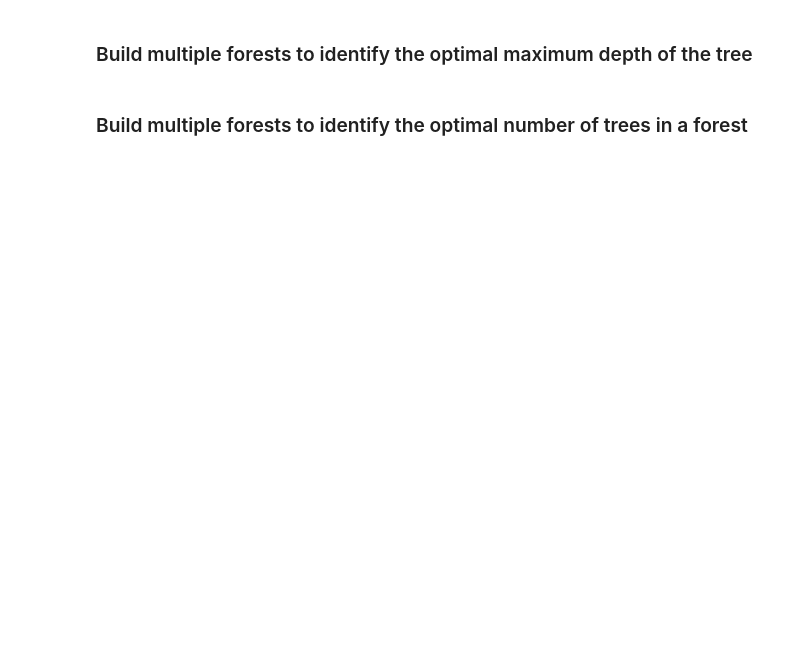
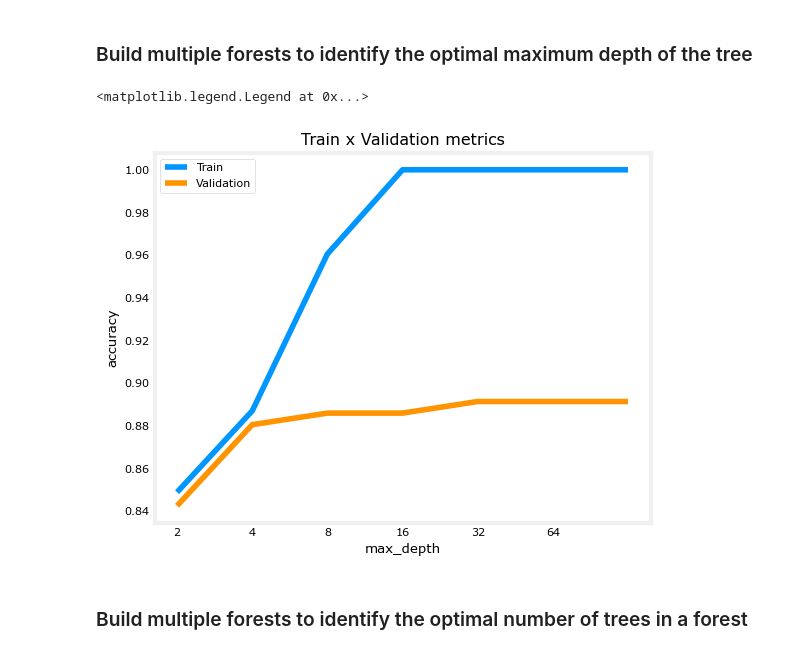
Before and after one commit to chrisbrickey/lossless2, a Jupyter notebook: lab20.ipynb, the cells around one changed output. Saved outputs shown, nothing was run; the diff lists cells and outputs as text; code cells hidden in the pictures; blank space fills up the shorter version.

```diff
--- a/lab20.ipynb
+++ b/lab20.ipynb
@@ -312,2 +348,38 @@ n_estimators_list = [10,50,100,500]
+# %%
+# Use for-loop to create multiple forests and populate the holding arrays.
+# Within the same loop, make predictionss on the training set and the test set.
+
+accuracy_list_train2 = []
+accuracy_list_val2 = []
+for max_depth in max_depth_list:
+
+    # Define and fit the model (chained methods)
+    model = RandomForestClassifier(max_depth = max_depth,
+                                   random_state = RANDOM_STATE).fit(X_train,y_train)
+
+    # record predictions on the training dataset
+    predictions_train = model.predict(X_train)
+    accuracy_train = accuracy_score(predictions_train,y_train)
+    accuracy_list_train2.append(accuracy_train)
+
+    # record predictions on the test dataset
+    predictions_val = model.predict(X_val)
+    accuracy_val = accuracy_score(predictions_val,y_val)
+    accuracy_list_val2.append(accuracy_val)
+# %%
+# Plot the results
+plt.title('Train x Validation metrics')
+plt.xlabel('max_depth')
+plt.ylabel('accuracy')
+plt.xticks(ticks = range(len(max_depth_list )),labels=max_depth_list)
+plt.plot(accuracy_list_train2)
+plt.plot(accuracy_list_val2)
+plt.legend(['Train','Validation'])
+
+# Conclusions
+# max depth of 8 results in close the highest test performance possible without over-fitting to the training data.
+# %% [output]
+<matplotlib.legend.Legend at 0x...>
+[figure, added]
 # %% [markdown]
 ### Build multiple forests to identify the optimal number of trees in a forest
```
Also changed, not shown: parts of 12 cells of this notebook.
